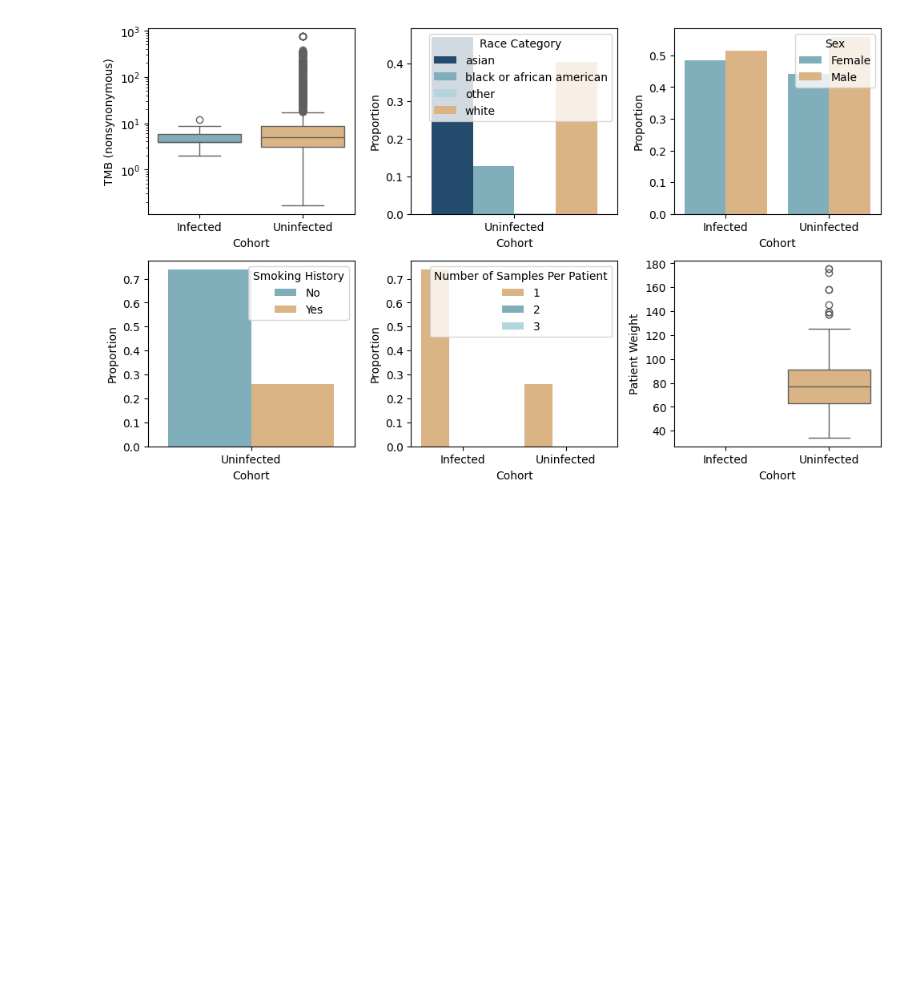
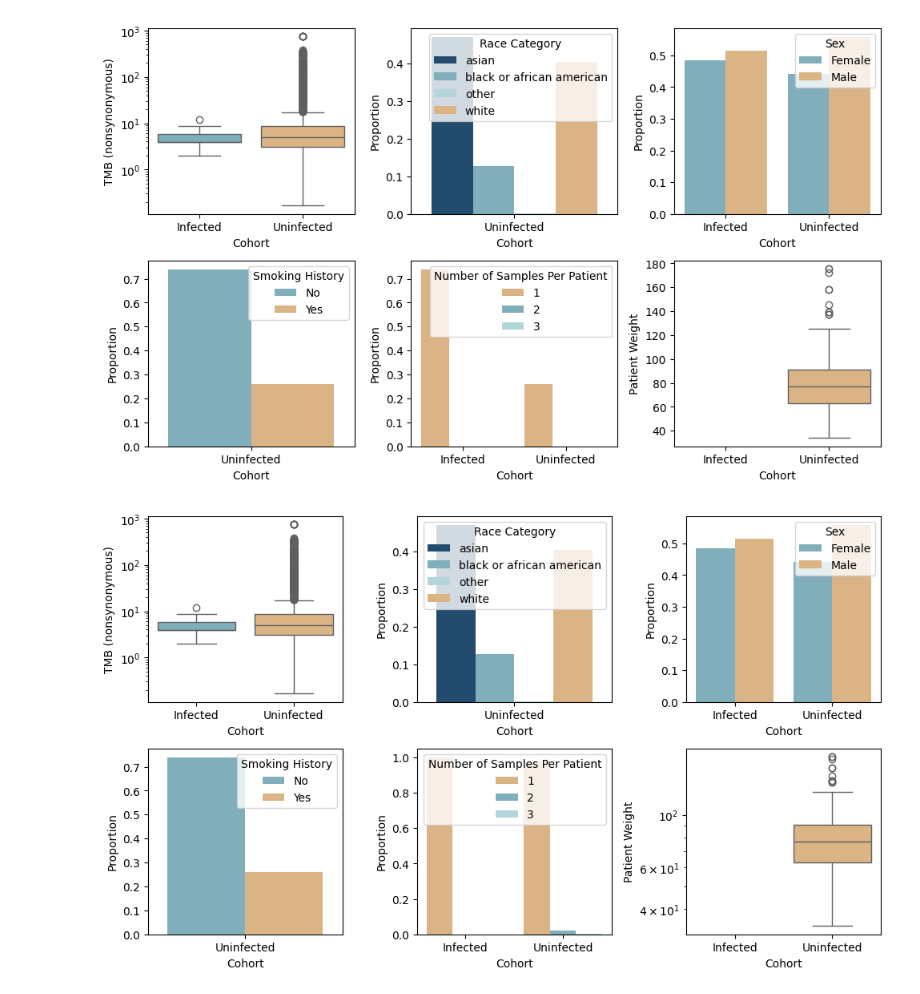
Before and after one commit to fredwdickinson/rscam-g6, a Jupyter notebook: Notebooks/nullcohort.ipynb, the cells around one changed output. Saved outputs shown, nothing was run; the diff lists cells and outputs as text; code cells hidden in the pictures; blank space fills up the shorter version.

```diff
--- a/Notebooks/nullcohort.ipynb
+++ b/Notebooks/nullcohort.ipynb
@@ -521,3 +521,85 @@ plt.tight_layout()
 plt.show()
 # %% [output]
 [figure]
+# %%
+fig, ax = plt.subplots(2, 3, figsize = (10,6))
+
+# Colours
+c_palette = {
+    "Uninfected": "#EAB676",
+    "Infected": "#76b5C5",
+}
+
+s_palette = {
+    "Male": "#EAB676",
+    "Female": "#76b5C5",
+}
+
+n_palette = {
+    "Yes": "#EAB676",
+    "No": "#76b5C5",
+}
+
+r_palette = {
+    "white": "#EAB676",
+    "black or african american": "#76b5C5",
+    "asian":"#154C79",
+    "other" :"#ABDBE3"
+}
+
+samples_palette = {
+    1: "#EAB676",
+    2: "#76b5C5",
+    3: "#ABDBE3",
+}
+
+palettes = [c_palette, s_palette, n_palette, r_palette, samples_palette]
+
+# Add a cohort column for boxplots
+clean_infected = infected.copy()
+clean_infected["Cohort"] = "Infected"
+clean_uninfected = uninfected.copy()
+clean_uninfected["Cohort"] = "Uninfected"
+
+Variables = {"TMB (nonsynonymous)": c_palette,
+             "Race Category": r_palette,
+             "Sex": s_palette,
+             "Smoking History":n_palette,
+             "Number of Samples Per Patient": samples_palette,
+             "Patient Weight": c_palette}
+
+axes = ax.flatten()
+for i, (var, pal) in enumerate(Variables.items()):
+    if var == "Race Category":
+        infected1 = r_infected[["Cohort", var]]
+        uninfected1 = r_uninfected[["Cohort", var]]
+    else:
+        infected1 = clean_infected[["Cohort", var]]
+        uninfected1 = clean_uninfected[["Cohort", var]]
+    cdf = pd.concat([infected1, uninfected1])
+    if (var == "TMB (nonsynonymous)" or var == "Patient Weight"):
+        sns.boxplot(x="Cohort",
+            y=var,
+            hue = "Cohort",
+            data=cdf,
+            palette = pal,
+            legend = False,
+            ax = axes[i])
+        axes[i].set_yscale("log")
+    else:
+        prop_df = (cdf.groupby(["Cohort", var]).size().reset_index(name="count"))
+        prop_df["Proportion"] = prop_df.groupby("Cohort")["count"].transform(lambda x: x / x.sum())
+        sns.barplot(
+            x="Cohort",
+            y="Proportion",
+            hue=var,
+            data=prop_df,
+            ax=axes[i],
+            palette = pal
+        )
+
+
+plt.tight_layout()
+plt.show()
+# %% [output]
+[figure, added]
```
Also changed, not shown: parts of 6 cells of this notebook.
